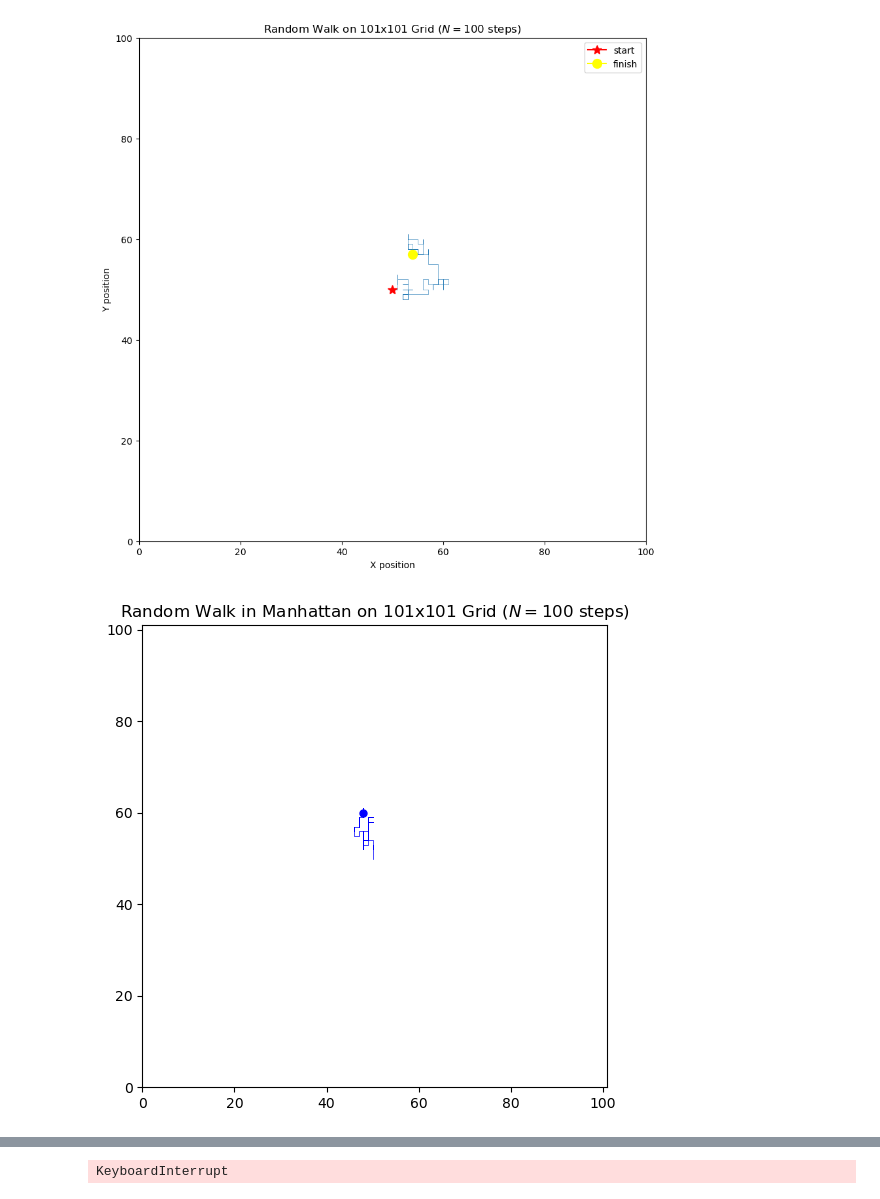
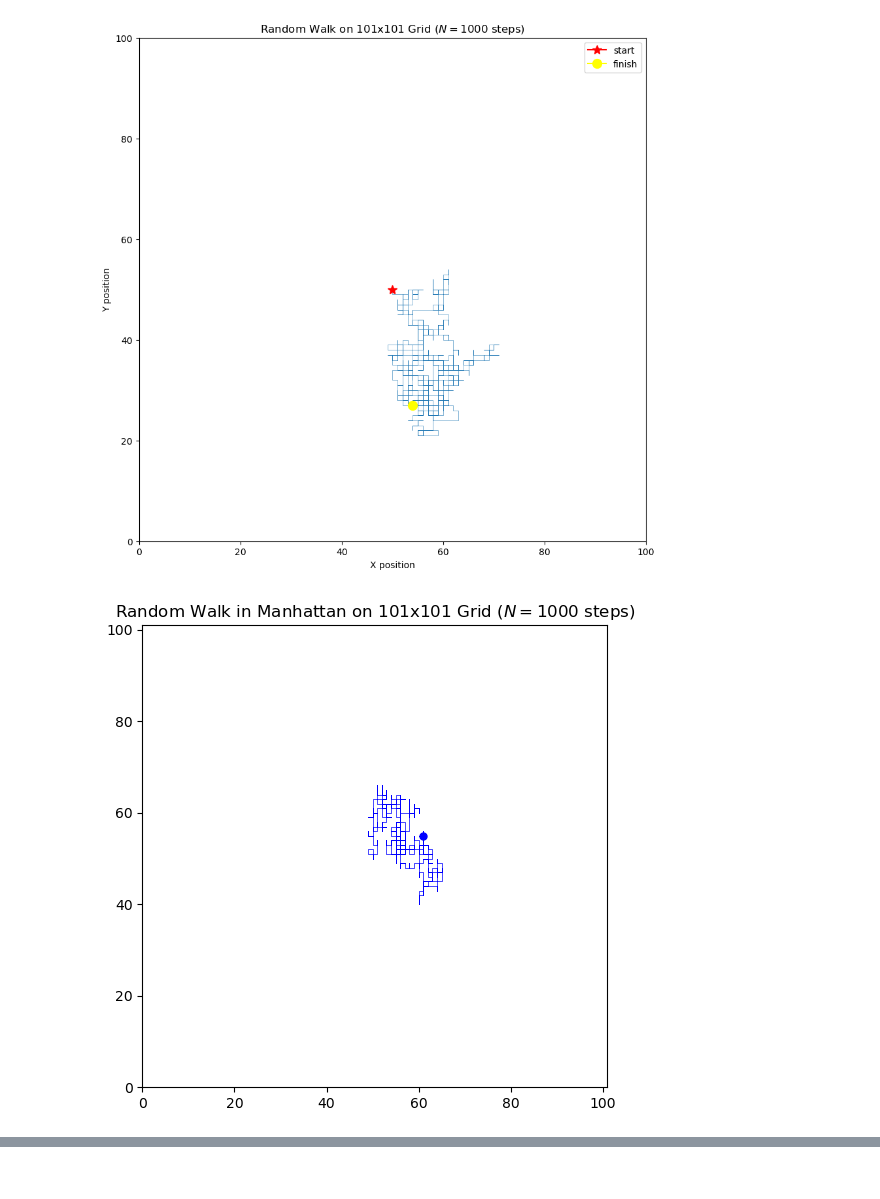
Before and after one commit to jamesobaldwin/CUNY_coursework, a Jupyter notebook: CM/hw/hw6/baldwin_CM_hw6.ipynb, the cells around one changed output, grey strips where cells are left out. Drawn from its saved outputs; the diff is of its cells as text; code cells hidden in the pictures.

```diff
--- a/CM/hw/hw6/baldwin_CM_hw6.ipynb
+++ b/CM/hw/hw6/baldwin_CM_hw6.ipynb
@@ -72,13 +72,17 @@ def random_walk(
     fig, ax = plt.subplots(figsize=(6, 6))
     ax.set_xlim(0, L)
     ax.set_ylim(0, L)
+
     if manhattan:
         ax.set_title(f"Random Walk in Manhattan on {L}x{L} Grid ($N = {N}$ steps)")
 
     else:
         ax.set_title(f"Random Walk on {L}x{L} Grid ($N = {N}$ steps)")
-    point, = ax.plot([], [], 'bo', markersize=5)  # The walker is represented by a single blue point
-    path, = ax.plot([], [], 'b-', lw=0.5)  # The path is represented by a blue line
+
+    # blue point to trace the walk
+    point, = ax.plot([], [], 'bo', markersize=5)
+    # blue line traces the path
+    path, = ax.plot([], [], 'b-', lw=0.5)
 
     # Initialize the point and path position
     def init():
@@ -93,7 +97,13 @@ def random_walk(
         return point, path
 
     # Create the animation
-    ani = animation.FuncAnimation(fig, animate, init_func=init, frames=N, interval=100, blit=True)
+    ani = animation.FuncAnimation(fig,
+                                  animate,
+                                  init_func=init,
+                                  frames=N,
+                                  interval=100,
+                                  blit=True,
+                                  cache_frame_data=False)
 
     # Save as a gif
     writergif = animation.PillowWriter(fps=30)
@@ -165,7 +175,7 @@ def run_experiments(N_values=[100, 1000, 10000, 100000, 1000000]):
     df = pd.DataFrame(results)
     return df
 # %%
-results = run_experiments(N_values=[100, 1000, 10000, 100000])
+results = run_experiments(N_values=[1000, 10000, 100000])
 # Display DataFrame without index in a Jupyter Notebook
 HTML(results.to_html(index=False))
 # %% [output]
@@ -173,2 +183,2 @@ HTML(results.to_html(index=False))
-[figure, old version]
+[figure, new version]
-[figure, old version]
+[figure, new version]
@@ -182 +185,0 @@ HTML(results.to_html(index=False))
-KeyboardInterrupt
```
Also changed, not shown: parts of 1 cell of this notebook, 10 other files.
